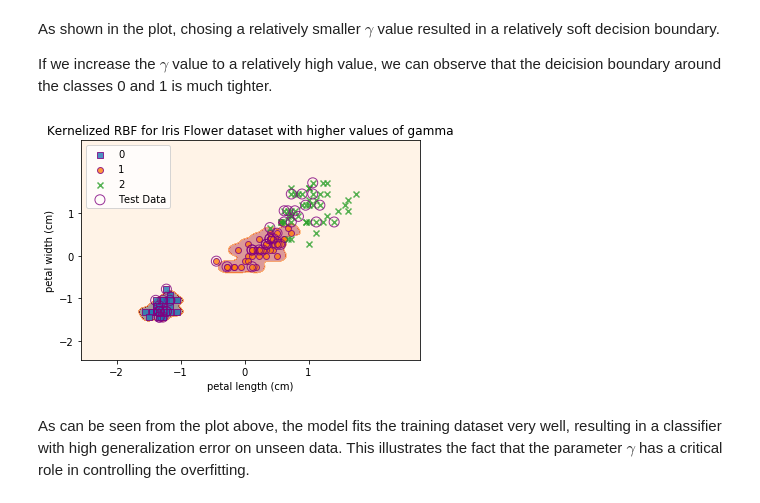
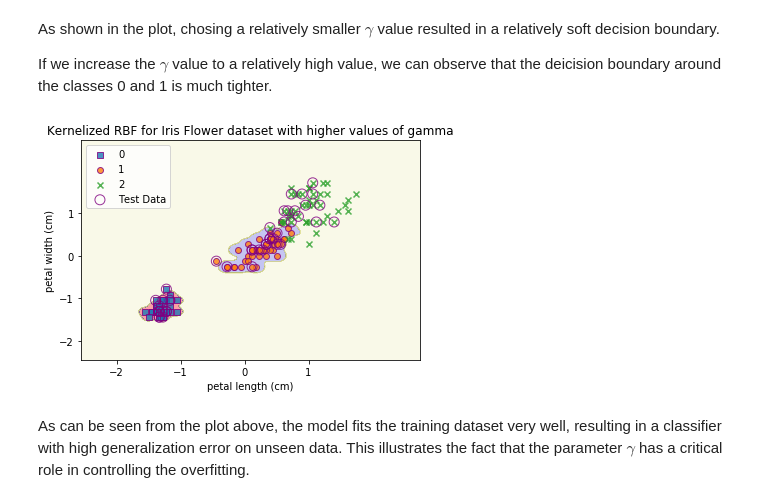
Before and after one commit to fpdevil/rise_of_machines, a Jupyter notebook: rise_of_machines/support_vector_machines.ipynb, the cells around one changed output. Cells and saved outputs as stored; diff of their text form; code cells hidden in the pictures.

Commit message:
updated the plot colormap

```diff
--- a/rise_of_machines/support_vector_machines.ipynb
+++ b/rise_of_machines/support_vector_machines.ipynb
@@ -945,19 +945,19 @@ If we increase the $\gamma$ value to a relatively high value, we can observe tha
 # %%
 svm = SVC(kernel='rbf', random_state=1, gamma=100, C=1.0)
 svm.fit(X_train_std, y_train)
 plot_classifier(
                 X=X_combined_std,
                 y=y_combined,
                 classifier=svm,
                 test_idx=range(105,150),
-                cmap=plt.cm.gist_heat)
+                cmap=plt.cm.gist_stern)
 plt.title('Kernelized RBF for Iris Flower dataset with higher values of gamma')
 plt.legend(loc='upper left')
 plt.xlabel(iris.feature_names[2])
 plt.ylabel(iris.feature_names[3])
 plt.tight_layout()
 plt.show()
 # %% [output]
-[figure, old version]
+[figure, new version]
 # %% [markdown]
 As can be seen from the plot above, the model fits the training dataset very well, resulting in a classifier with high generalization error on unseen data. This illustrates the fact that the parameter $\gamma$ has a critical role in controlling the overfitting.
```
